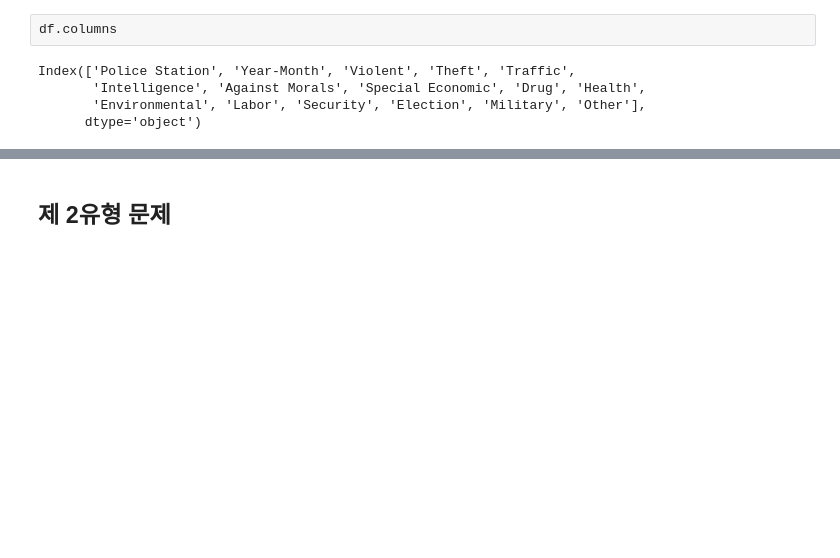
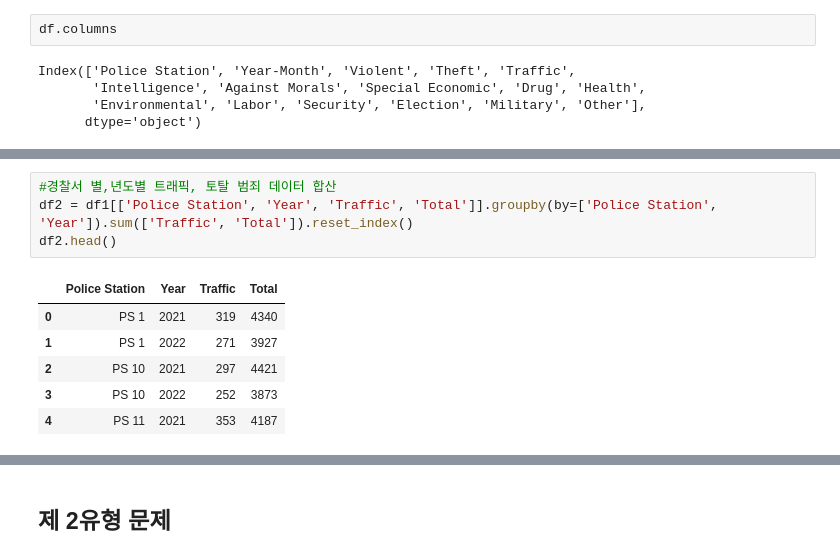
Before and after one commit to va4756/yemoon_bigdata_test, a Jupyter notebook: bigdata_예문_실전문제_example3.ipynb, the cells around one changed output, grey strips where cells are left out. Cells and saved outputs as stored; diff of their text form; blank space fills up the shorter version.

```diff
--- a/bigdata_예문_실전문제_example3.ipynb
+++ b/bigdata_예문_실전문제_example3.ipynb
@@ -260,0 +295,11 @@ Index(['Police Station', 'Year-Month', 'Violent', 'Theft', 'Traffic',
+# %%
+#경찰서 별,년도별 트래픽, 토탈 범죄 데이터 합산
+df2 = df1[['Police Station', 'Year', 'Traffic', 'Total']].groupby(by=['Police Station', 'Year']).sum(['Traffic', 'Total']).reset_index()
+df2.head()
+# %% [output]
+|  | Police Station | Year | Traffic | Total |
+| 0 | PS 1 | 2021 | 319 | 4340 |
+| 1 | PS 1 | 2022 | 271 | 3927 |
+| 2 | PS 10 | 2021 | 297 | 4421 |
+| 3 | PS 10 | 2022 | 252 | 3873 |
+| 4 | PS 11 | 2021 | 353 | 4187 |
```
Also changed, not shown: parts of 8 cells of this notebook.
